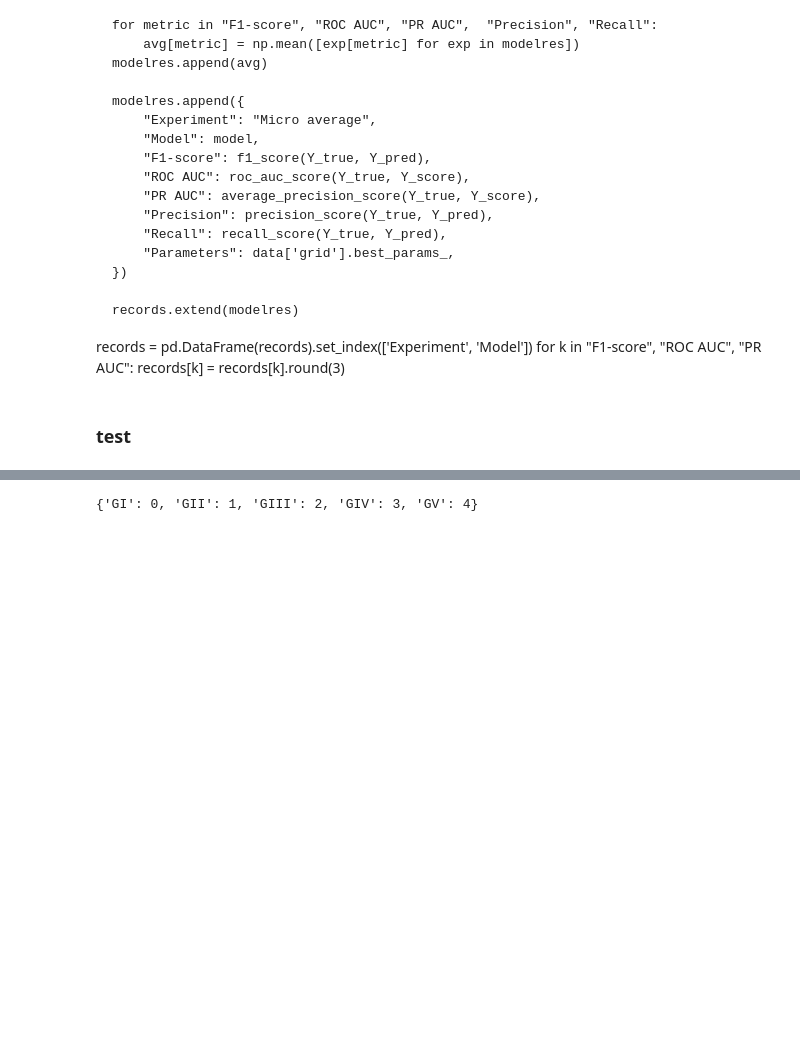
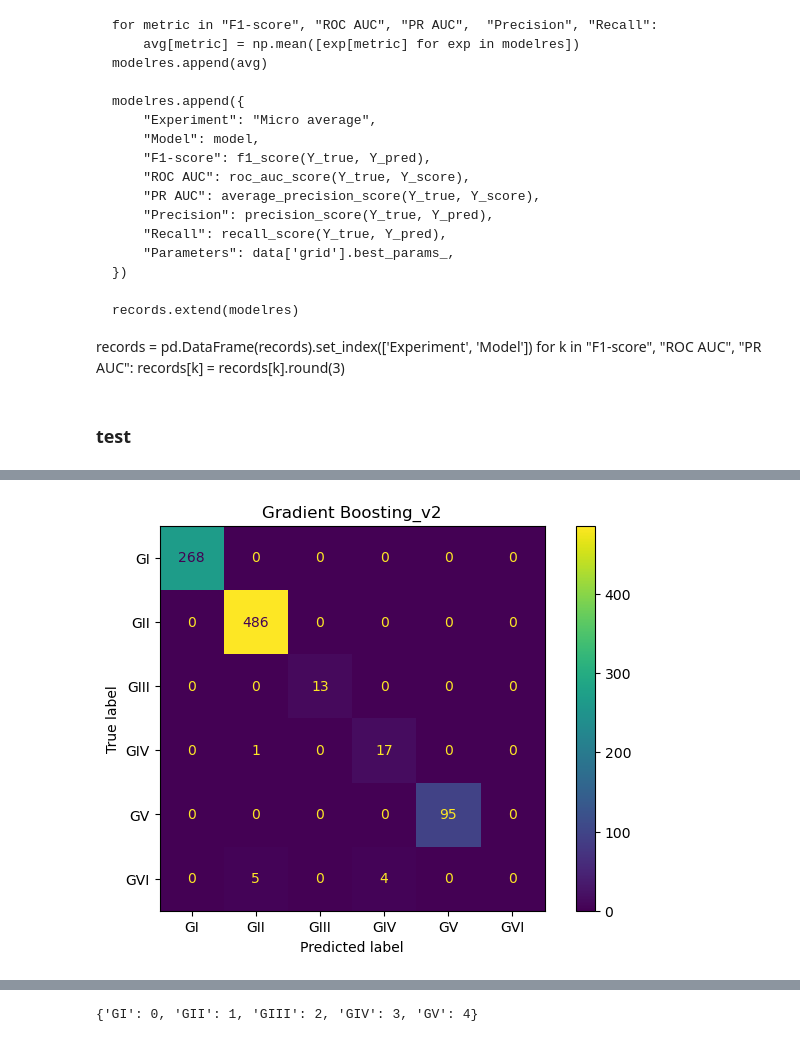
Before and after one commit to magletdinov/pathogen_classifier, a Jupyter notebook: scripts/ML.ipynb, the cells around one changed output, grey strips where cells are left out. Cells and saved outputs as stored; diff of their text form; code cells hidden in the pictures; blank space fills up the shorter version.

```diff
--- a/scripts/ML.ipynb
+++ b/scripts/ML.ipynb
@@ -798,0 +707,19 @@ df_for_test = pd.concat(df_for_test)
+# %%
+from sklearn.ensemble import StackingClassifier
+from sklearn.linear_model import LogisticRegression
+
+# Обученные модели
+DT = SUMMARY['models']['Decision Tree_v2']['grid'].best_estimator_
+GB = SUMMARY['models']["Gradient Boosting_v2"]['grid'].best_estimator_
+
+# Определение мета-классификатора
+lr = LogisticRegression()
+
+# Стекинг моделей
+clf_stack = StackingClassifier(
+    estimators=[('dt', DT), ('gb', GB)],  # добавляем имена моделей
+    final_estimator=lr,
+    n_jobs=-1
+)
+# %%
+clf_stack.fit(X_train, Y_train)
@@ -798,0 +738,6 @@ df_for_test = pd.concat(df_for_test)
+# %%
+m = clf_stack
+Y_pred = m.predict(df_for_test[FEATURES])
+confusion_matrix_draw(Y_pred, german_seq_clade_series, name)
+# %% [output]
+[figure, added]
```
Also changed, not shown: parts of 55 cells of this notebook, 6 other files.
